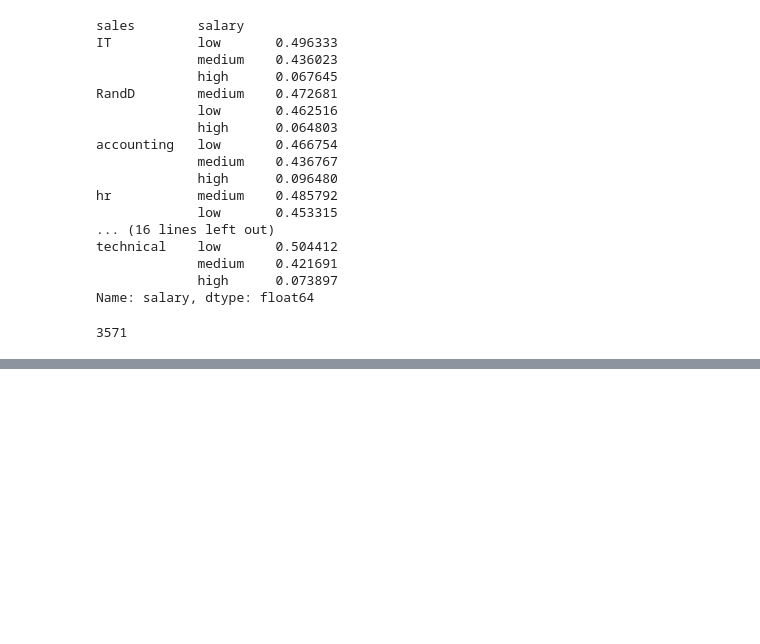
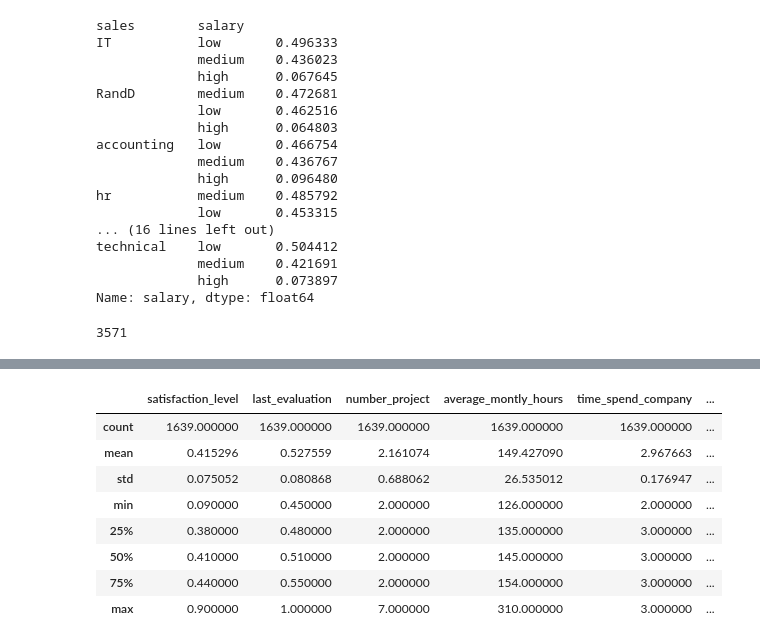
Before and after one commit to olgamonahova/python, a Jupyter notebook: Проверочная/Проверочная.ipynb, the cells around one changed output, grey strips where cells are left out. Cells and saved outputs as stored; diff of their text form; code cells hidden in the pictures; blank space fills up the shorter version.

```diff
--- a/Проверочная/Проверочная.ipynb
+++ b/Проверочная/Проверочная.ipynb
@@ -277,0 +339,16 @@ sns.pairplot(years_5_left, vars=['average_montly_hours', 'last_evaluation'])
+# %%
+# проверим тех, кто решил уйти, не проработав 3х лет
+below_3_left = data[(data['time_spend_company']<=3) & (data['left']==1)]
+below_3_stay = data[(data['time_spend_company']<=3) & (data['left']==0)]
+# %%
+below_3_left.describe()
+# %% [output]
+|  | satisfaction_level | last_evaluation | number_project | average_montly_hours | time_spend_company | ... |
+| count | 1639.000000 | 1639.000000 | 1639.000000 | 1639.000000 | 1639.000000 | ... |
+| mean | 0.415296 | 0.527559 | 2.161074 | 149.427090 | 2.967663 | ... |
+| std | 0.075052 | 0.080868 | 0.688062 | 26.535012 | 0.176947 | ... |
+| min | 0.090000 | 0.450000 | 2.000000 | 126.000000 | 2.000000 | ... |
+| 25% | 0.380000 | 0.480000 | 2.000000 | 135.000000 | 3.000000 | ... |
+| 50% | 0.410000 | 0.510000 | 2.000000 | 145.000000 | 3.000000 | ... |
+| 75% | 0.440000 | 0.550000 | 2.000000 | 154.000000 | 3.000000 | ... |
+| max | 0.900000 | 1.000000 | 7.000000 | 310.000000 | 3.000000 | ... |
```
Also changed, not shown: parts of 18 cells of this notebook.
